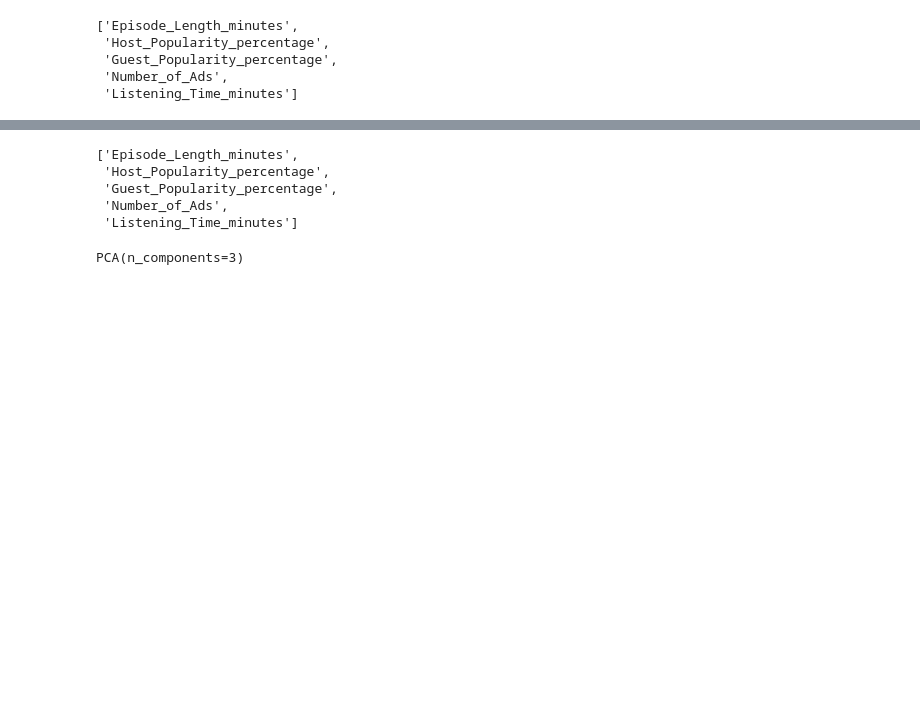
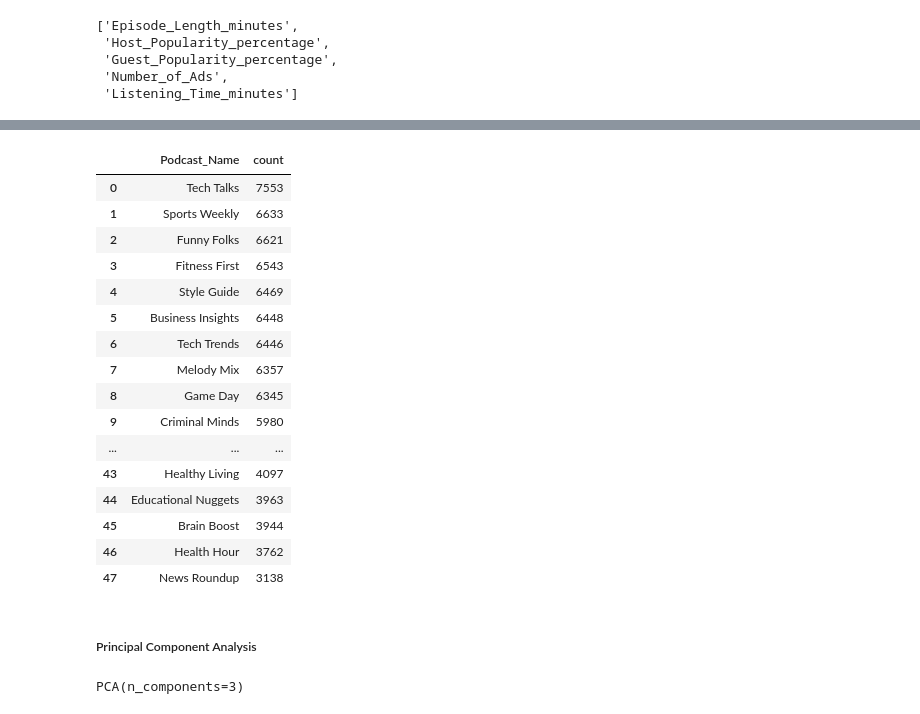
Before and after one commit to Kaylafei1119/kayla_project, a Jupyter notebook: Podcast_Listening_Time/Podcast_Tables.ipynb, the cells around one changed output, grey strips where cells are left out. Cells and saved outputs as stored; diff of their text form; code cells hidden in the pictures; blank space fills up the shorter version.

```diff
--- a/Podcast_Listening_Time/Podcast_Tables.ipynb
+++ b/Podcast_Listening_Time/Podcast_Tables.ipynb
@@ -361,0 +445,49 @@ df_train[df_train['Guest_Popularity_percentage'].isnull()]
+# %%
+#### label encoding
+from sklearn.preprocessing import LabelEncoder, OrdinalEncoder, StandardScaler
+
+### define the label encoder instance
+encoder = OrdinalEncoder(handle_unknown='use_encoded_value', unknown_value=-1)
+
+### name columns that need to be ordinally encoded
+cols_to_encode = ['Podcast_Name', 'Episode_Title', 'Genre', 'Publication_Day', 'Publication_Time']
+
+### fit transform on training set, transform on test set
+df_train[cols_to_encode] = encoder.fit_transform(df_train[cols_to_encode])
+df_test[cols_to_encode] = encoder.transform(df_test[cols_to_encode])
+
+### fit on training set: podcast_name, episode_title, genre, publication_day, publication_time
+# df_train['Podcast_Name_encoded'] = encoder.fit_transform(df_train[['Podcast_Name']])
+# df_train['Episode_Title_encoded'] = encoder.fit_transform(df_train[['Episode_Title']])
+# df_train['Genre_encoded'] = encoder.fit_transform(df_train[['Genre']])
+# df_train['Publication_Day_encoded'] = encoder.fit_transform(df_train[['Publication_Day']])
+# df_train['Publication_Time_encoded'] = encoder.fit_transform(df_train[['Publication_Time']])
+
+# cols_to_encode = ['Podcast_Name', 'Episode_Title', 'Genre', 'Publication_Day', 'Publication_Time']
+
+# ### fit on test set: podcast_name, episode_title, genre, publication_day, publication_time
+# df_test[cols_to_encode] = encoder.transform(df_test[cols_to_encode])
+# df_test['Episode_Title'] = encoder.transform(df_test[['Episode_Title']])
+# df_test['Genre'] = encoder.transform(df_test[['Genre']])
+# df_test['Publication_Day'] = encoder.transform(df_test[['Publication_Day']])
+# df_test['Publication_Time'] = encoder.transform(df_test[['Publication_Time']])
+# %%
+df_test['Podcast_Name'].value_counts().reset_index()
+# %% [output]
+|  | Podcast_Name | count |
+| 0 | Tech Talks | 7553 |
+| 1 | Sports Weekly | 6633 |
+| 2 | Funny Folks | 6621 |
+| 3 | Fitness First | 6543 |
+| 4 | Style Guide | 6469 |
+| 5 | Business Insights | 6448 |
+| 6 | Tech Trends | 6446 |
+| 7 | Melody Mix | 6357 |
+| 8 | Game Day | 6345 |
+| 9 | Criminal Minds | 5980 |
+| ... | ... | ... |
+| 43 | Healthy Living | 4097 |
+| 44 | Educational Nuggets | 3963 |
+| 45 | Brain Boost | 3944 |
+| 46 | Health Hour | 3762 |
+| 47 | News Roundup | 3138 |
@@ -362,3 +501,5 @@ df_train[df_train['Guest_Popularity_percentage'].isnull()]
+# %% [markdown]
+##### Principal Component Analysis
 # %%
 def make_loadings(pca_fit, df_feats):
     """
@@ -396,14 +537,6 @@ def scree_plot(pca_fit):
     plt.plot(range(1, pca_fit.n_components_ + 1), pca_fit.explained_variance_ratio_, 'o-', linewidth=2, color='red')
     plt.xlabel('Principal Component')
     plt.ylabel('Percentage of Variance Explained')
-# %%
-lst_continuous
-# %% [output]
-['Episode_Length_minutes',
- 'Host_Popularity_percentage',
- 'Guest_Popularity_percentage',
- 'Number_of_Ads',
- 'Listening_Time_minutes']
 # %%
 from sklearn.decomposition import PCA
 from sklearn.preprocessing import StandardScaler
```
Also changed, not shown: parts of 17 cells of this notebook, 4 other files.
